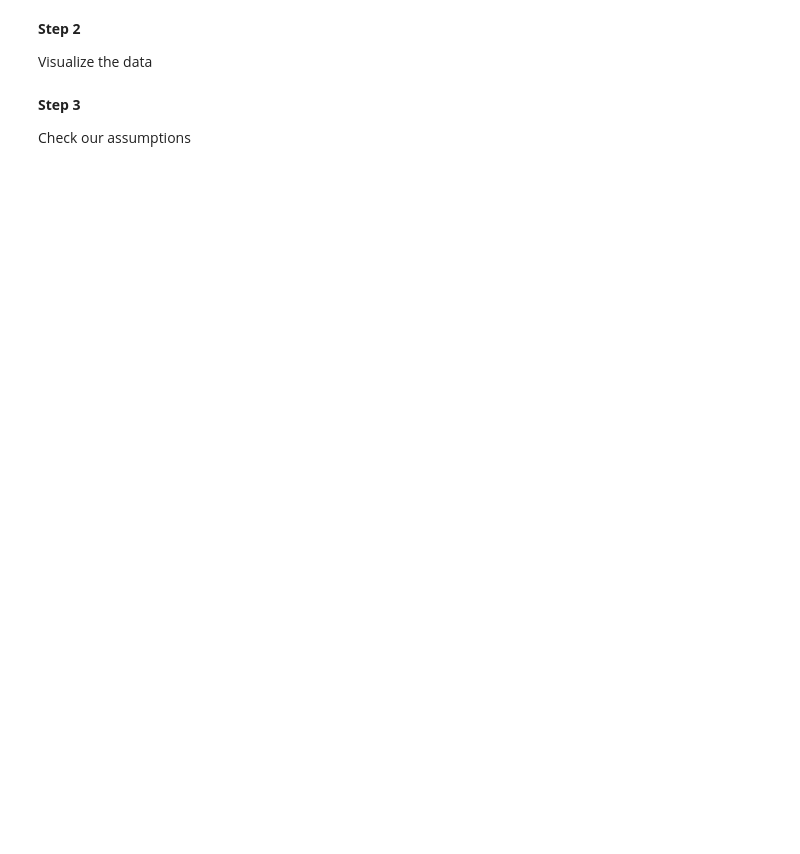
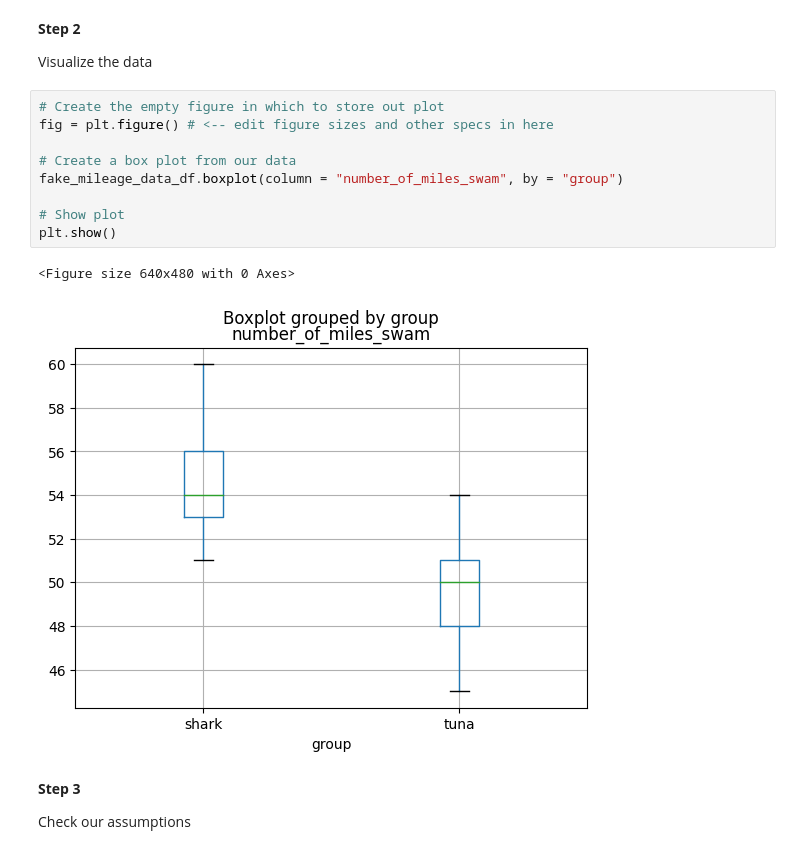
Before and after one commit to sarahkaarina/basic-stats-training, a Jupyter notebook: t_tests.ipynb, the cells around one changed output. Cells and saved outputs as stored; diff of their text form; blank space fills up the shorter version.

```diff
--- a/t_tests.ipynb
+++ b/t_tests.ipynb
@@ -43,6 +108,18 @@ Generate the data
 **Step 2**
 
 Visualize the data
+# %%
+# Create the empty figure in which to store out plot
+fig = plt.figure() # <-- edit figure sizes and other specs in here
+
+# Create a box plot from our data
+fake_mileage_data_df.boxplot(column = "number_of_miles_swam", by = "group")
+
+# Show plot
+plt.show()
+# %% [output]
+<Figure size 640x480 with 0 Axes>
+[figure, added]
 # %% [markdown]
 **Step 3**
 
```
Also changed, not shown: parts of 9 cells of this notebook.
